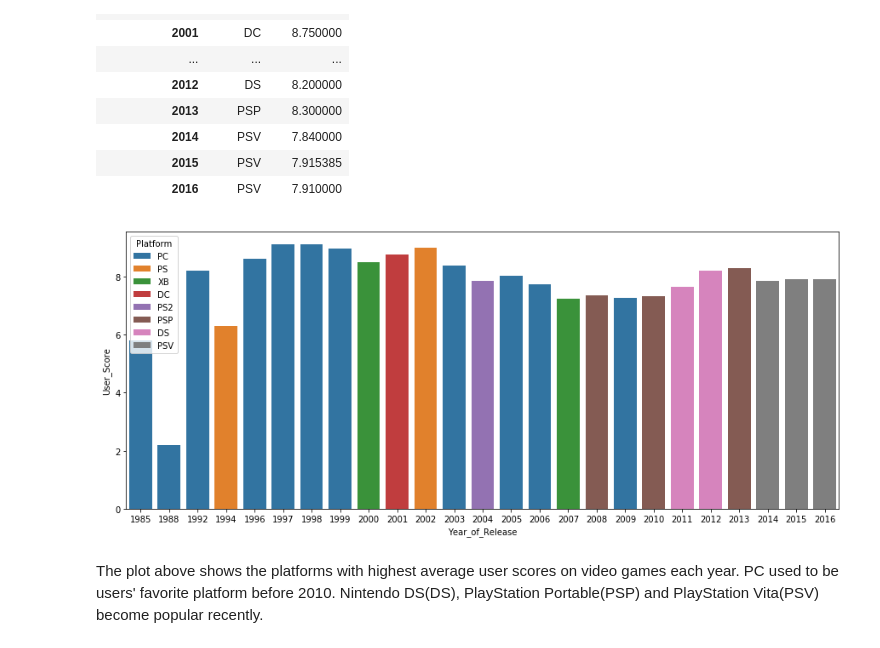
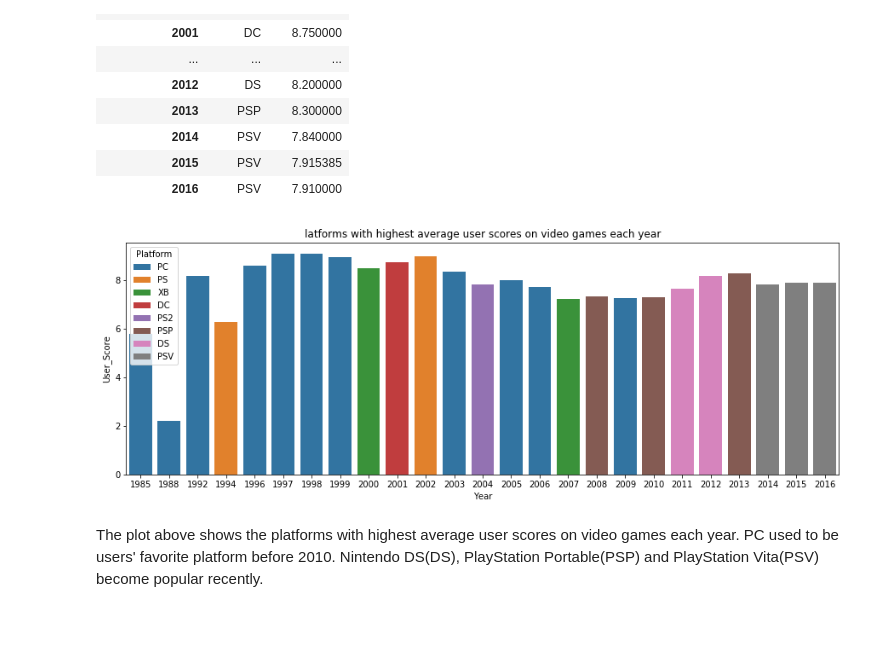
Before and after one commit to sherry9788/STATS131_Final, a Jupyter notebook: xuening.2.ipynb, the cells around one changed output. Saved outputs shown, nothing was run; the diff lists cells and outputs as text; code cells hidden in the pictures.

```diff
--- a/xuening.2.ipynb
+++ b/xuening.2.ipynb
@@ -565,11 +571,13 @@ plat_score_max
 | 2016 | PSV | 7.910000 |
 # %%
 plat_score_max['Year_of_Release'] = plat_score_max.index
-plt.figure(figsize=(15, 6))
+plt.figure(figsize=(15, 5))
 sns.barplot(data=plat_score_max, x='Year_of_Release', y='User_Score', hue='Platform', dodge=False)
+plt.title('latforms with highest average user scores on video games each year')
+plt.xlabel('Year')
 plt.show()
 # %% [output]
-[figure, old version]
+[figure, new version]
 # %% [markdown]
 The plot above shows the platforms with highest average user scores on video games each year. PC used to be users' favorite platform before 2010. Nintendo DS(DS), PlayStation Portable(PSP) and PlayStation Vita(PSV) become popular recently.
 # %% [markdown]
```
Also changed, not shown: parts of 12 cells of this notebook.
